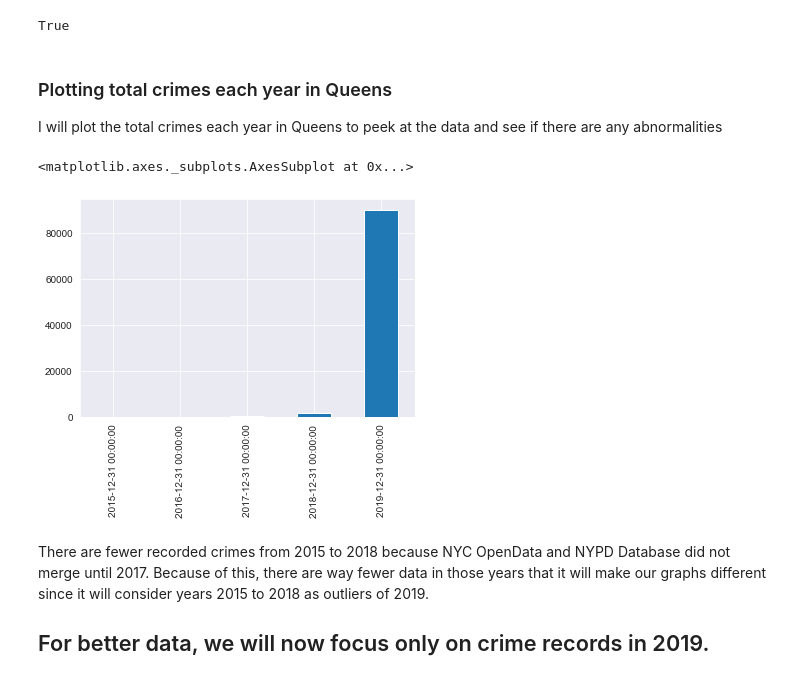
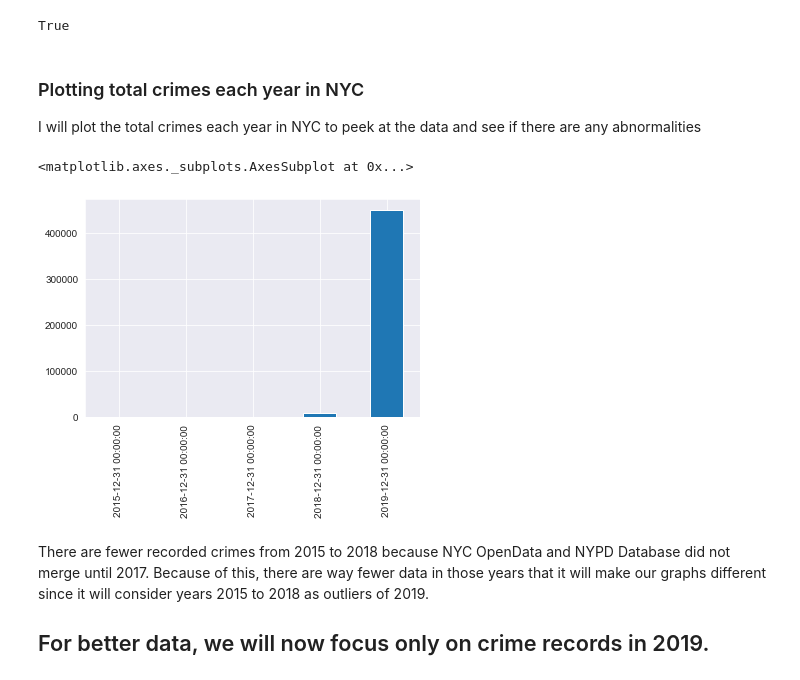
Before and after one commit to elizabeamedalla/Capstone-1, a Jupyter notebook: Data Cleaning.ipynb, the cells around one changed output. Drawn from its saved outputs; the diff is of its cells as text; code cells hidden in the pictures.

```diff
--- a/Data Cleaning.ipynb
+++ b/Data Cleaning.ipynb
@@ -51,6 +51,13 @@ df = df.rename(columns={"BORO_NM": "BOROUGH", "CMPLNT_FR_DT": "DATE", "CMPLNT_FR
 
 # Fill in NaN values on BORO_NM
 df["BOROUGH"].fillna("UNKNOWN", inplace = True)
+df["LOC_OF_OCCUR_DESC"].fillna("UNKNOWN", inplace = True)
+df["SUSP_AGE_GROUP"].fillna("UNKNOWN", inplace = True)
+df["VIC_RACE"].fillna("UNKNOWN", inplace = True)
+df["VIC_RACE"].fillna("UNKNOWN", inplace = True)
+df["SUSP_RACE"].fillna("UNKNOWN", inplace = True)
+df["SUSP_SEX"].fillna("UNKNOWN", inplace = True)
+
 df.head()
 # %% [output]
 |  | CMPLNT_NUM | DISTRICT | BOROUGH | DATE | TIME | OFFENSE LEVEL | LOC_OF_OCCUR_DESC | OFFENSE_NAME | ... |
@@ -62,5 +69,5 @@ df.head()
 # %% [markdown]
 ### Change dates to datetime format.
 # %%
-pd.to_datetime(df['DATE'])
-pd.to_datetime(df['TIME'])
+df['DATE'] = pd.to_datetime(df['DATE'])
+df['TIME'] = pd.to_datetime(df['TIME'])
@@ -105,29 +99,26 @@ CN_unique == len(df)
 # %% [output]
 True
 # %% [markdown]
-### Plotting total crimes each year in Queens
-I will plot the total crimes each year in Queens to peek at the data and see if there are any abnormalities
+### Plotting total crimes each year in NYC
+I will plot the total crimes each year in NYC to peek at the data and see if there are any abnormalities
 # %%
-# Plot Queens Crime Frequency by Date
+# Plot Crime Frequency by Date
 
 # Create a subset dataframe by combining columns
 date_boro_df = df[['DATE', 'BOROUGH']]
 
-# Filter dataframe for QUEENS
-queens = date_boro_df[date_boro_df['BOROUGH'] == 'QUEENS']
-
 # Count the sum of occurences for each date
-queens_dates = queens.DATE.value_counts()
+dates = date_boro_df.DATE.value_counts()
 
 # # Use resample to organize it into Yearly sums
-queens_count = queens_dates.resample(rule='Y').apply('sum')
-queens_count
+count = dates.resample(rule='Y').apply('sum')
+count
 
 # #Plot
-queens_count.plot(kind='bar')
+count.plot(kind='bar')
 # %% [output]
 <matplotlib.axes._subplots.AxesSubplot at 0x...>
-[figure, old version]
+[figure, new version]
 # %% [markdown]
 There are fewer recorded crimes from 2015 to 2018 because NYC OpenData and NYPD Database did not merge until 2017. Because of this, there are way fewer data in those years that it will make our graphs different since it will consider years 2015 to 2018 as outliers of 2019.
 
```
Also changed, not shown: parts of 11 cells of this notebook.
